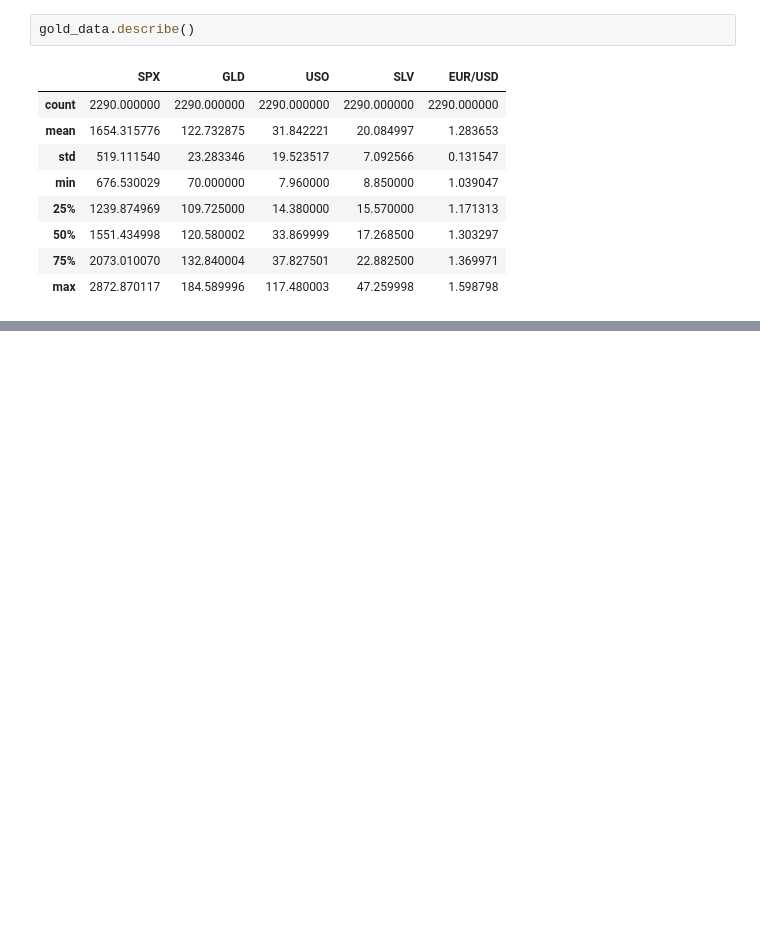
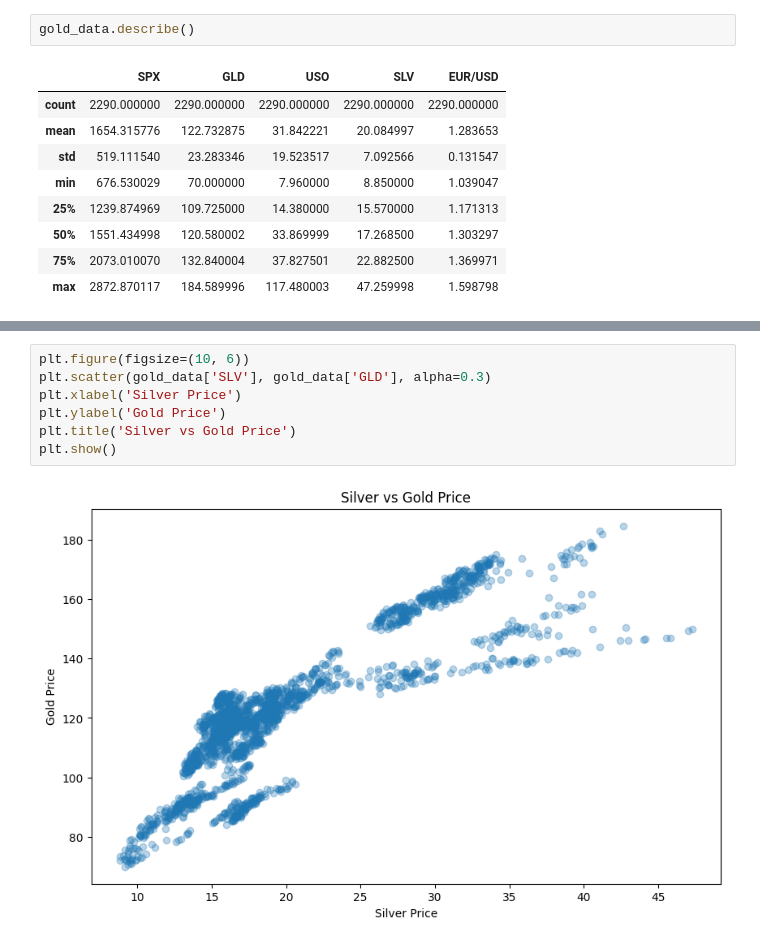
Before and after one commit to A1doranM/DataScienceLearningProjects, a Jupyter notebook: 4. Gold Price Prediction/0. Gold Price Prediction.ipynb, the cells around one changed output, grey strips where cells are left out. Drawn from its saved outputs; the diff is of its cells as text; blank space fills up the shorter version.

```diff
--- a/4. Gold Price Prediction/0. Gold Price Prediction.ipynb
+++ b/4. Gold Price Prediction/0. Gold Price Prediction.ipynb
@@ -70,0 +100,9 @@ gold_data.describe()
+# %%
+plt.figure(figsize=(10, 6))
+plt.scatter(gold_data['SLV'], gold_data['GLD'], alpha=0.3)
+plt.xlabel('Silver Price')
+plt.ylabel('Gold Price')
+plt.title('Silver vs Gold Price')
+plt.show()
+# %% [output]
+[figure, added]
```
Also changed, not shown: parts of 4 cells of this notebook, 1 other file.
